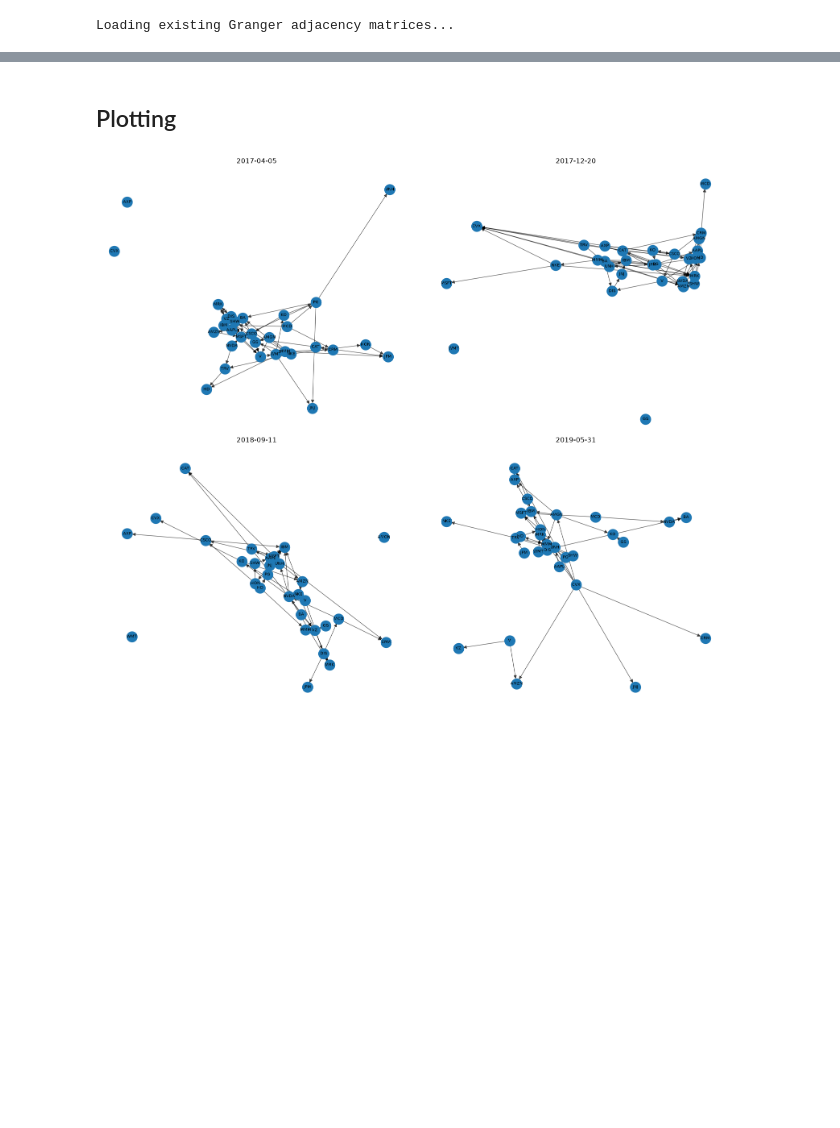
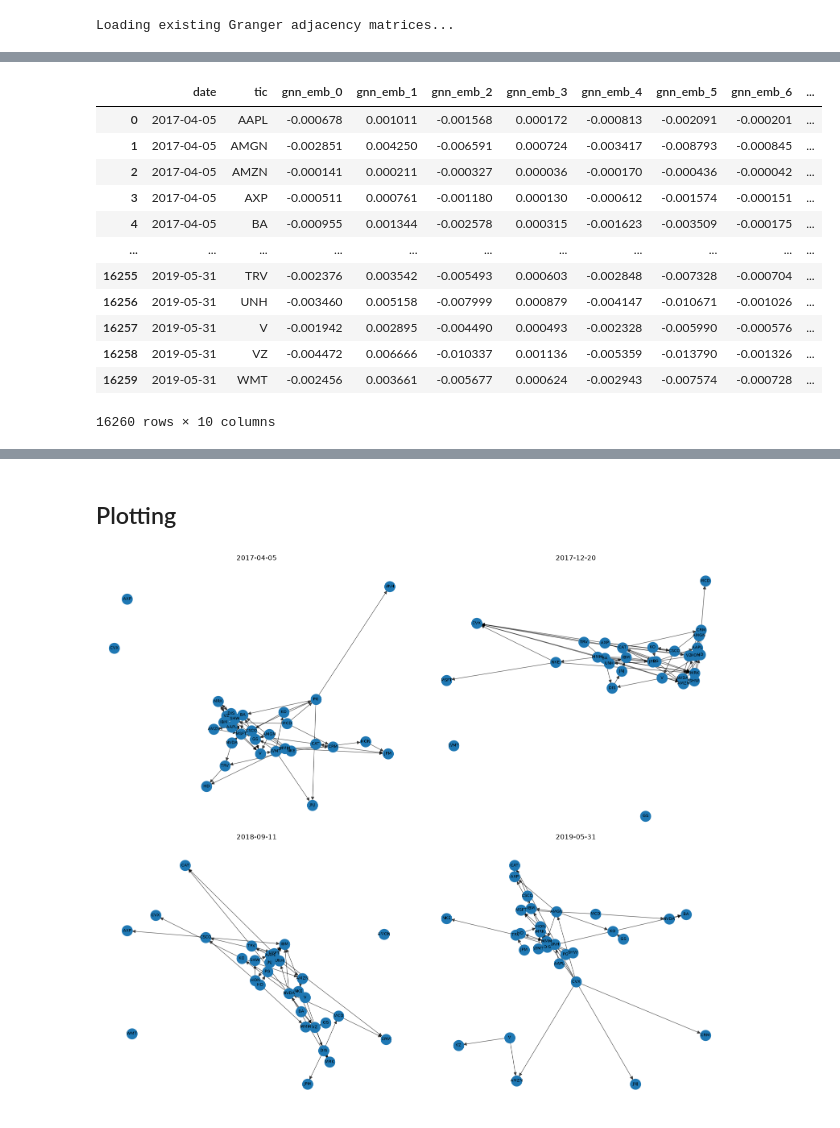
Before and after one commit to Trisrobi/MasterThesis, a Jupyter notebook: V0_Baseline.ipynb, the cells around one changed output, grey strips where cells are left out. Saved outputs shown, nothing was run; the diff lists cells and outputs as text; code cells hidden in the pictures; blank space fills up the shorter version.

```diff
--- a/V0_Baseline.ipynb
+++ b/V0_Baseline.ipynb
@@ -397,0 +536,16 @@ Loading existing Granger adjacency matrices...
+# %%
+embeddings_df
+# %% [output]
+|  | date | tic | gnn_emb_0 | gnn_emb_1 | gnn_emb_2 | gnn_emb_3 | gnn_emb_4 | gnn_emb_5 | gnn_emb_6 | ... |
+| 0 | 2017-04-05 | AAPL | -0.000678 | 0.001011 | -0.001568 | 0.000172 | -0.000813 | -0.002091 | -0.000201 | ... |
+| 1 | 2017-04-05 | AMGN | -0.002851 | 0.004250 | -0.006591 | 0.000724 | -0.003417 | -0.008793 | -0.000845 | ... |
+| 2 | 2017-04-05 | AMZN | -0.000141 | 0.000211 | -0.000327 | 0.000036 | -0.000170 | -0.000436 | -0.000042 | ... |
+| 3 | 2017-04-05 | AXP | -0.000511 | 0.000761 | -0.001180 | 0.000130 | -0.000612 | -0.001574 | -0.000151 | ... |
+| 4 | 2017-04-05 | BA | -0.000955 | 0.001344 | -0.002578 | 0.000315 | -0.001623 | -0.003509 | -0.000175 | ... |
+| ... | ... | ... | ... | ... | ... | ... | ... | ... | ... | ... |
+| 16255 | 2019-05-31 | TRV | -0.002376 | 0.003542 | -0.005493 | 0.000603 | -0.002848 | -0.007328 | -0.000704 | ... |
+| 16256 | 2019-05-31 | UNH | -0.003460 | 0.005158 | -0.007999 | 0.000879 | -0.004147 | -0.010671 | -0.001026 | ... |
+| 16257 | 2019-05-31 | V | -0.001942 | 0.002895 | -0.004490 | 0.000493 | -0.002328 | -0.005990 | -0.000576 | ... |
+| 16258 | 2019-05-31 | VZ | -0.004472 | 0.006666 | -0.010337 | 0.001136 | -0.005359 | -0.013790 | -0.001326 | ... |
+| 16259 | 2019-05-31 | WMT | -0.002456 | 0.003661 | -0.005677 | 0.000624 | -0.002943 | -0.007574 | -0.000728 | ... |
+16260 rows × 10 columns
```
Also changed, not shown: parts of 17 cells of this notebook, 2 other files.
